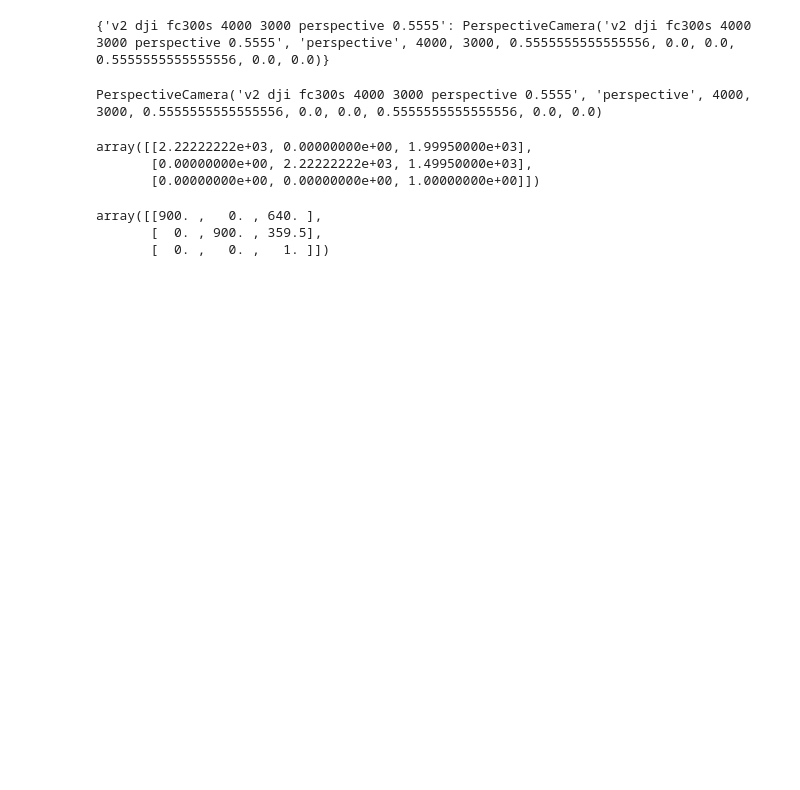
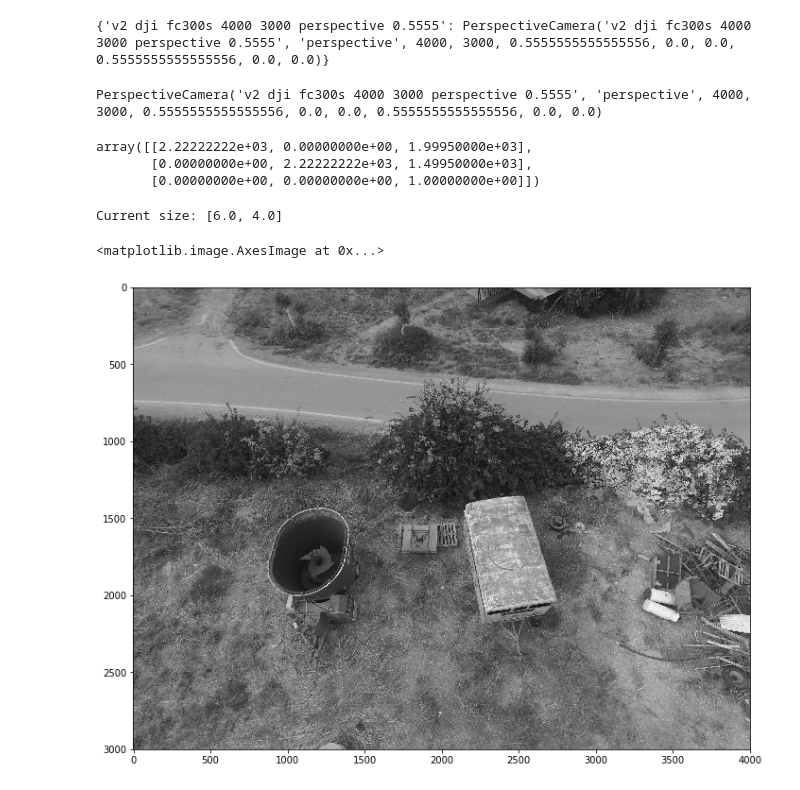
Before and after one commit to arielbenitah/MyOpenSFM, a Jupyter notebook: testing/integrate_ngransac.ipynb, the cells around one changed output. Drawn from its saved outputs; the diff is of its cells as text; code cells hidden in the pictures; blank space fills up the shorter version.

Commit message:
test ngransac

```diff
--- a/testing/integrate_ngransac.ipynb
+++ b/testing/integrate_ngransac.ipynb
@@ -46,18 +43,26 @@ image2 = '../../ngransac/images/demo2.jpg'
+# %%
+# hack stuff to directory ngransac:
+# image1 = '../../ngransac/images/demo1.jpg'
+# image2 = '../../ngransac/images/demo2.jpg'
+# Get current size
+fig_size = plt.rcParams["figure.figsize"]
+
+# Prints: [8.0, 6.0]
+print("Current size:", fig_size)
+
+# Set figure width to 12 and height to 9
+fig_size[0] = 12
+fig_size[1] = 9
+plt.rcParams["figure.figsize"] = fig_size
+image1 = '/home/ubuntu/projects/OpenSfM/data/gezer/images/DJI_0065.JPG'
+image2 = '/home/ubuntu/projects/OpenSfM/data/gezer/images/DJI_0066.JPG'
+# %% [output]
+Current size: [6.0, 4.0]
 # %%
 # read images
 img1 = cv2.imread(image1)
 img1 = cv2.cvtColor(img1, cv2.COLOR_BGR2GRAY)
-
-img2 = cv2.imread(image2)
-img2 = cv2.cvtColor(img2, cv2.COLOR_BGR2GRAY)
+plt.imshow(img1, cmap='gray')
+# %% [output]
+<matplotlib.image.AxesImage at 0x...>
+[figure, added]
-# %%
-focallength = 900.0
-K = np.eye(3)
-K[0,0] = K[1,1] = focallength
-K[0,2] = img1.shape[1] * 0.5
-K[1,2] = img1.shape[0] * 0.5
-K
-# %% [output]
-array([[900. ,   0. , 640. ],
-       [  0. , 900. , 359.5],
-       [  0. ,   0. ,   1. ]])
```
Also changed, not shown: parts of 14 cells of this notebook.
